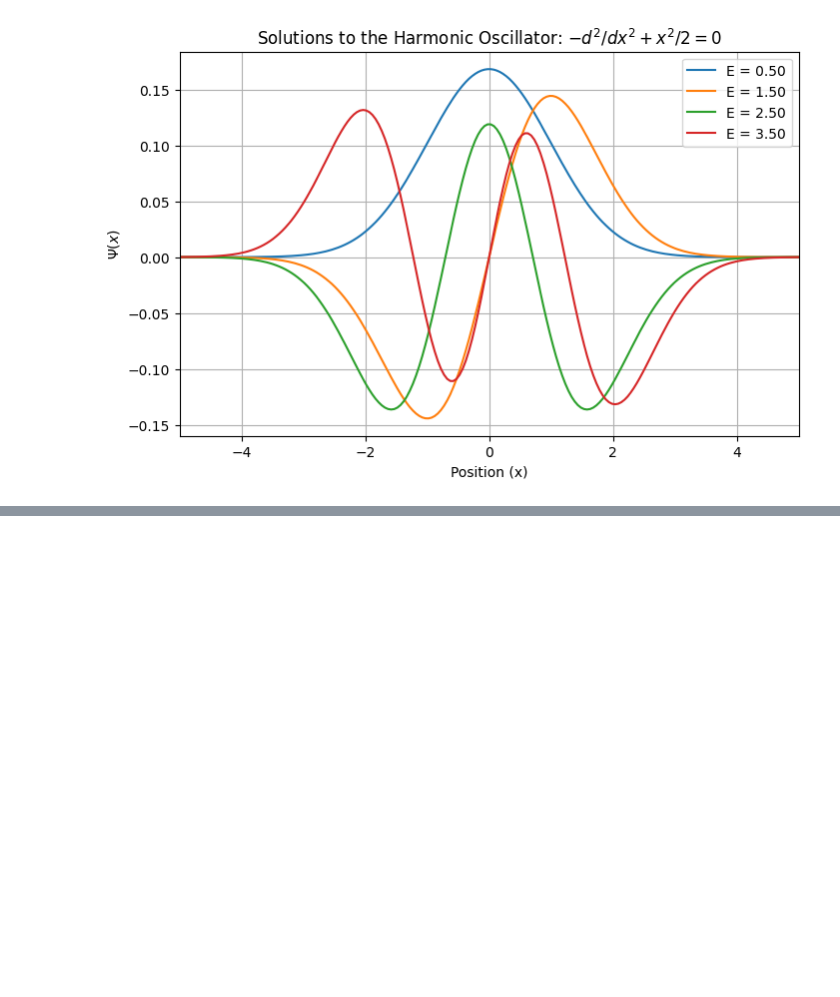
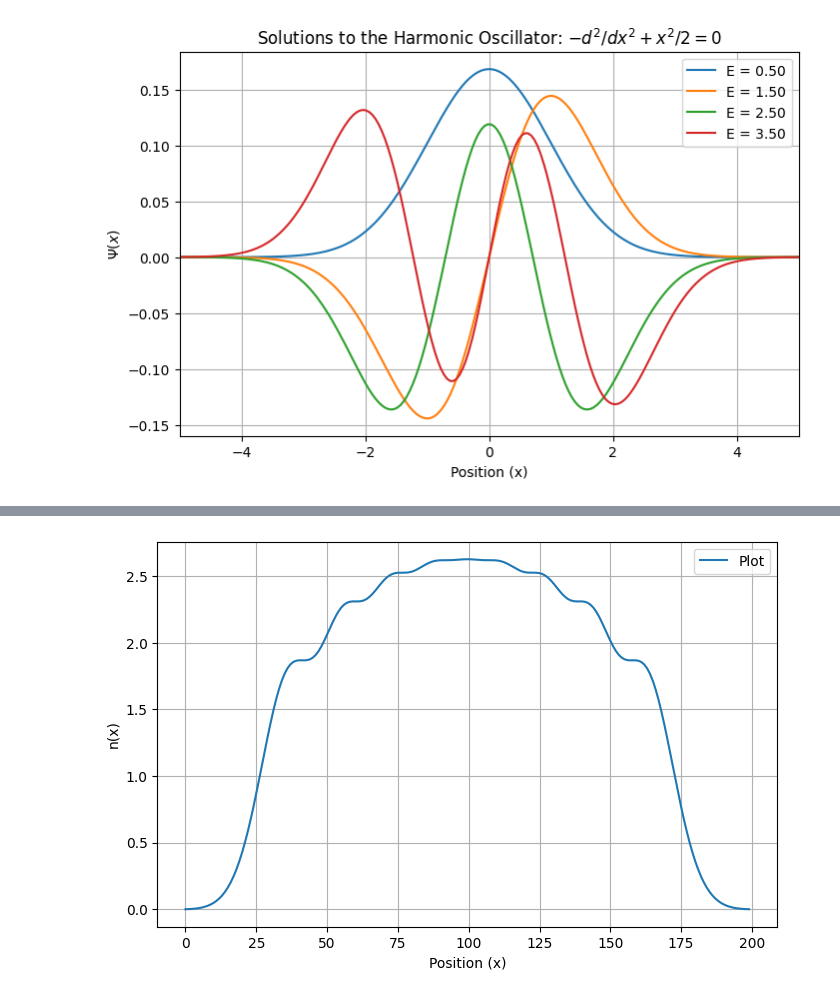
Before and after one commit to ananthapadmanabhan18/P452_Computational_Physics, a Jupyter notebook: Term_Project/Term_project.ipynb, the cells around one changed output, grey strips where cells are left out. Cells and saved outputs as stored; diff of their text form; code cells hidden in the pictures; blank space fills up the shorter version.

```diff
--- a/Term_Project/Term_project.ipynb
+++ b/Term_Project/Term_project.ipynb
@@ -58,0 +67,29 @@ plt.show()
+# %%
+def integral(x,y,axis=0):
+    dx=x[1]-x[0]
+    return np.sum(y*dx, axis=axis)
+# %%
+num_electron=17
+def get_nx(num_electron, psi, x):
+    I=integral(x,psi**2,axis=0)
+    psi_normalized=psi/np.sqrt(I)[None, :]
+
+    f_n=[2 for _ in range(num_electron//2)]
+    if num_electron % 2:
+        f_n.append(1)
+
+    res=np.zeros_like(psi_normalized[:,0])
+    for n_e, psi  in zip(f_n,psi_normalized.T):
+        res += n_e*(psi**2)
+    return res
+# %%
+import matplotlib.pyplot as plt
+plt.figure(figsize=(8,5))
+plt.plot(get_nx(num_electron,psi, x), label="Plot")
+plt.legend(loc=1)
+plt.grid()
+plt.xlabel("Position (x)")
+plt.ylabel(r"n(x)")
+plt.show()
+# %% [output]
+[figure, added]
```
Also changed, not shown: parts of 1 cell of this notebook, 3 other files.
